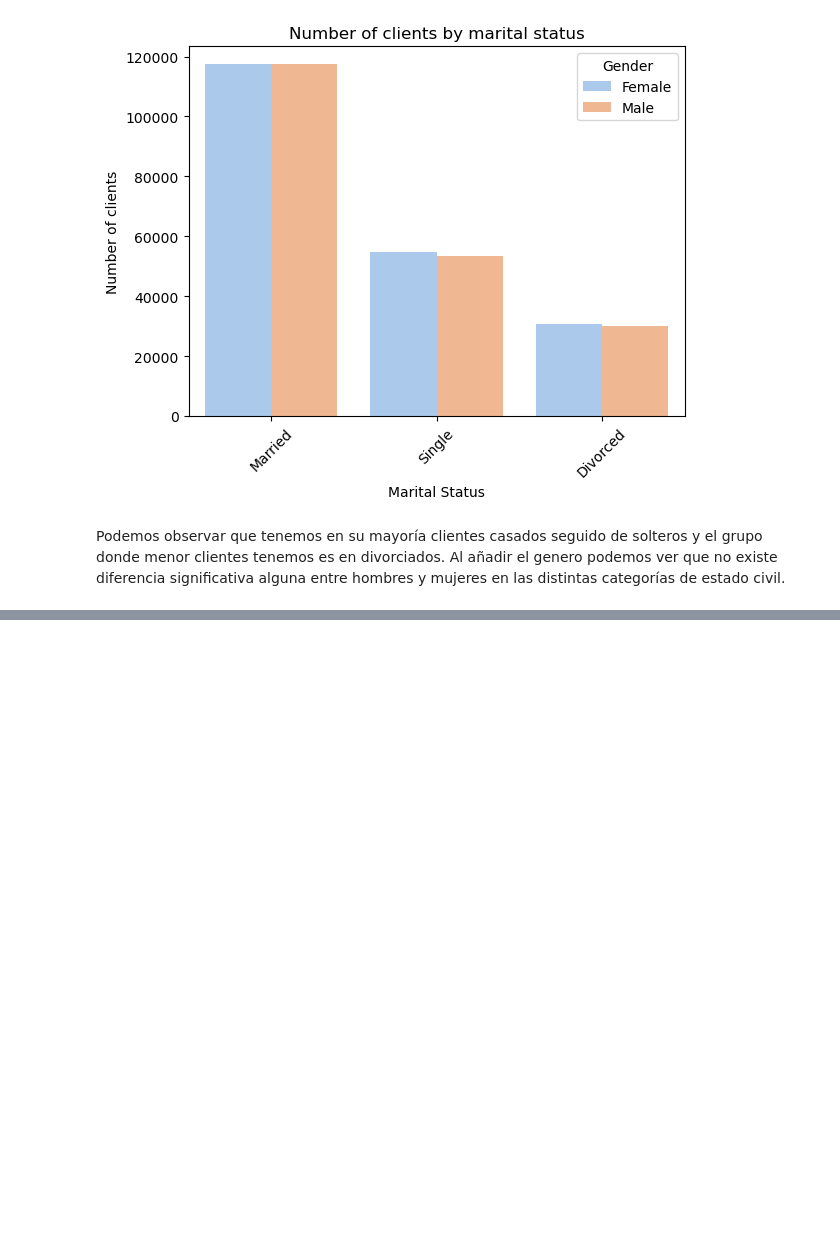
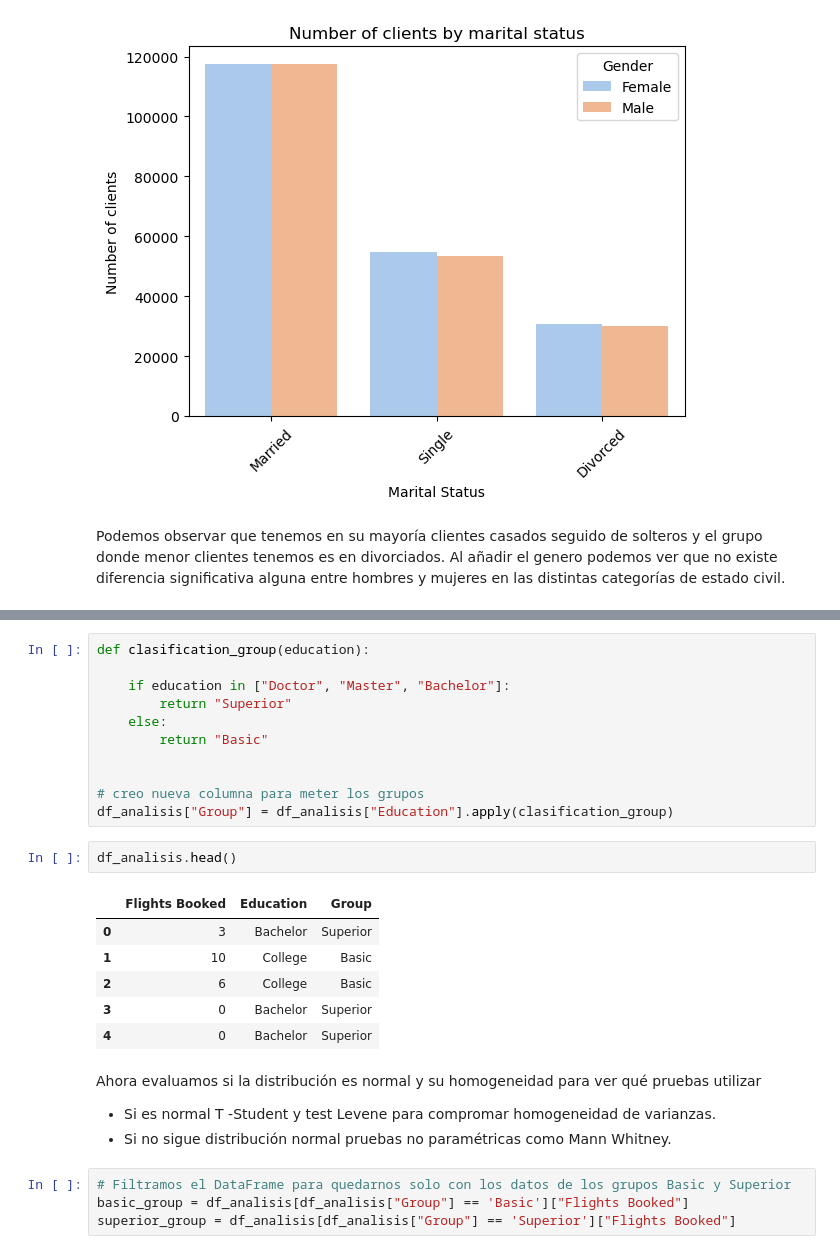
Before and after one commit to Adalab/bda-modulo-3-evaluacion-final-palomerocarolina, a Jupyter notebook: Evaluación_final3.ipynb, the cells around one changed output, grey strips where cells are left out. Saved outputs shown, nothing was run; the diff lists cells and outputs as text; blank space fills up the shorter version.

```diff
--- a/Evaluación_final3.ipynb
+++ b/Evaluación_final3.ipynb
@@ -639,0 +713,29 @@ Podemos observar que tenemos en su mayoría clientes casados seguido de solteros
+# %%
+def clasification_group(education):
+
+    if education in ["Doctor", "Master", "Bachelor"]:
+        return "Superior"
+    else:
+        return "Basic"
+
+
+# creo nueva columna para meter los grupos
+df_analisis["Group"] = df_analisis["Education"].apply(clasification_group)
+# %%
+df_analisis.head()
+# %% [output]
+|  | Flights Booked | Education | Group |
+| 0 | 3 | Bachelor | Superior |
+| 1 | 10 | College | Basic |
+| 2 | 6 | College | Basic |
+| 3 | 0 | Bachelor | Superior |
+| 4 | 0 | Bachelor | Superior |
+# %% [markdown]
+Ahora evaluamos si la distribución es normal y su homogeneidad para ver qué pruebas utilizar
+
+- Si es normal T -Student y test Levene para compromar homogeneidad de varianzas.
+- Si no sigue distribución normal pruebas no paramétricas como Mann Whitney.
+# %%
+# Filtramos el DataFrame para quedarnos solo con los datos de los grupos Basic y Superior
+basic_group = df_analisis[df_analisis["Group"] == 'Basic']["Flights Booked"]
+superior_group = df_analisis[df_analisis["Group"] == 'Superior']["Flights Booked"]
```
Also changed, not shown: parts of 13 cells of this notebook, 1 other file.
